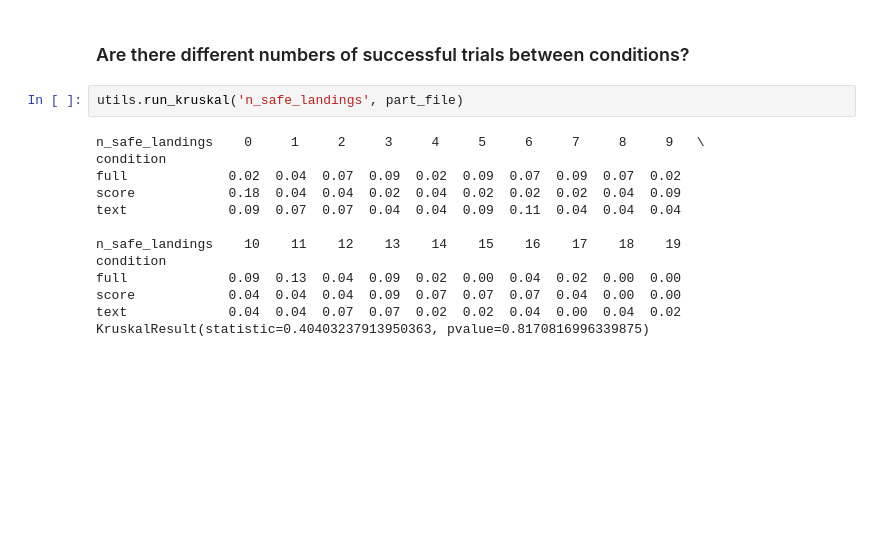
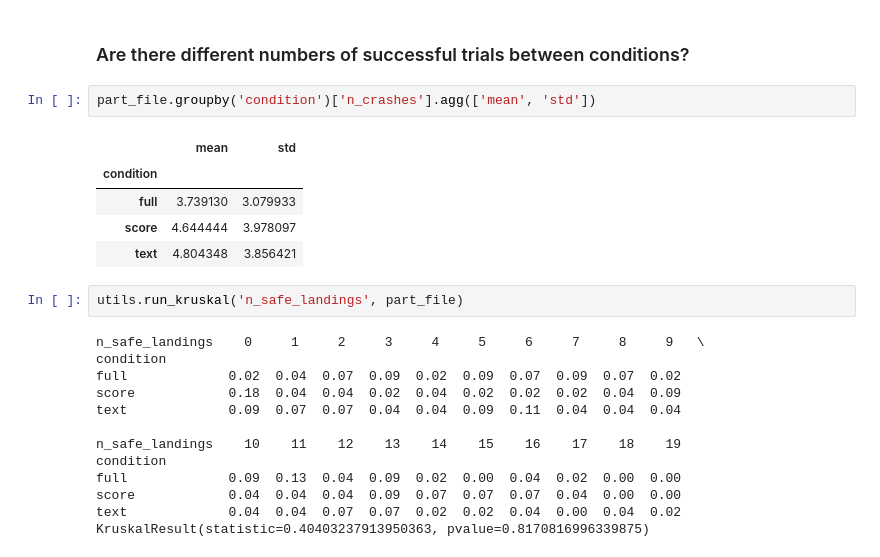
Before and after one commit to cairo-robotics/llm-multimodal-drone-feedback, a Jupyter notebook: analysis/analysis_brainstorm.ipynb, the cells around one changed output. Cells and saved outputs as stored; diff of their text form; blank space fills up the shorter version.

```diff
--- a/analysis/analysis_brainstorm.ipynb
+++ b/analysis/analysis_brainstorm.ipynb
@@ -1603,5 +1608,13 @@ skipping participant 5c12b0ba17e18d0001e7629e trial 17
 # %% [markdown]
 ### Are there different numbers of successful trials between conditions?
+# %%
+part_file.groupby('condition')['n_crashes'].agg(['mean', 'std'])
+# %% [output]
+|  | mean | std |
+| condition |  |  |
+| full | 3.739130 | 3.079933 |
+| score | 4.644444 | 3.978097 |
+| text | 4.804348 | 3.856421 |
 # %%
 utils.run_kruskal('n_safe_landings', part_file)
 # %% [output]
```
Also changed, not shown: parts of 15 cells of this notebook.
